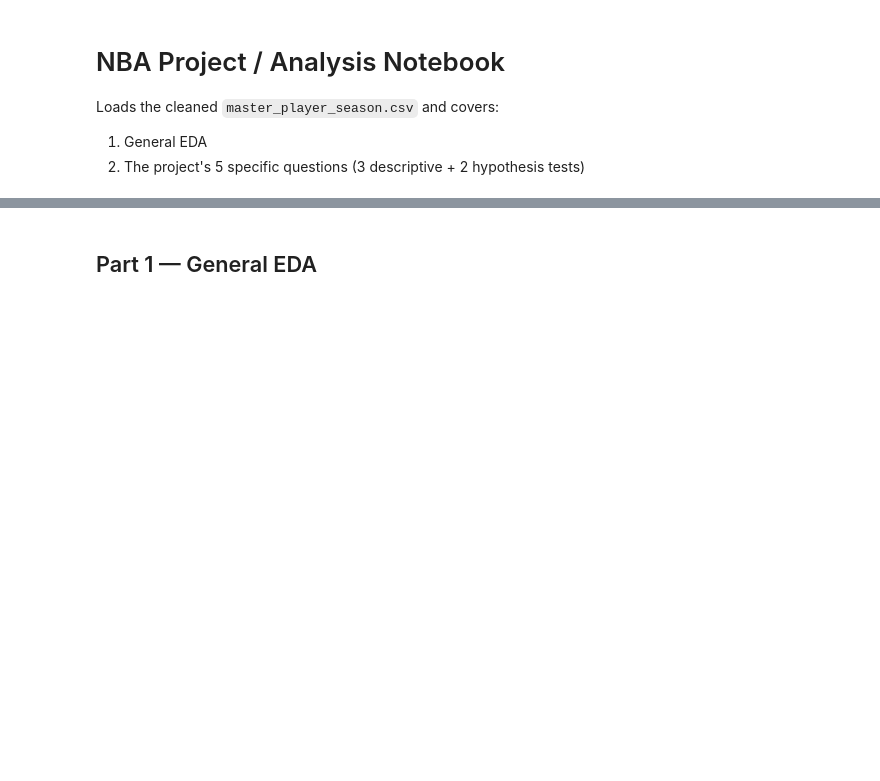
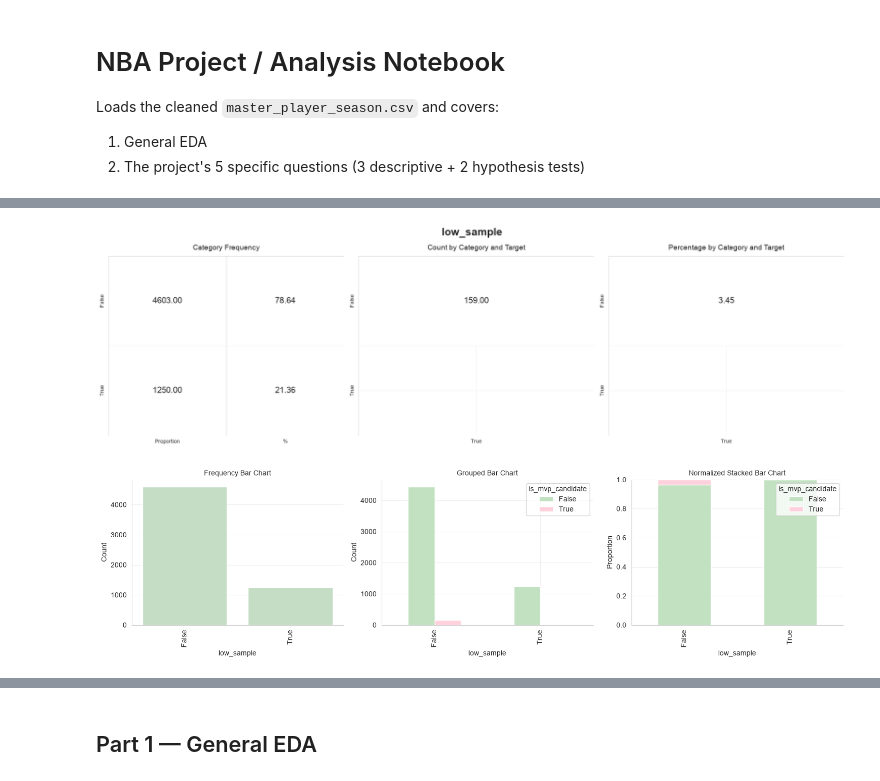
Before and after one commit to pxsa/NBA-Analysis, a Jupyter notebook: analysis/final_analysis.ipynb, the cells around one changed output, grey strips where cells are left out. Drawn from its saved outputs; the diff is of its cells as text; code cells hidden in the pictures; blank space fills up the shorter version.

```diff
--- a/analysis/final_analysis.ipynb
+++ b/analysis/final_analysis.ipynb
@@ -28,0 +269,5 @@ df.head(3)
+# %%
+categorical_vs_target(df , categorical_columns[3] , target)
+# %% [output]
+[figure, added]
+[figure, added]
```
Also changed, not shown: parts of 36 cells of this notebook.
